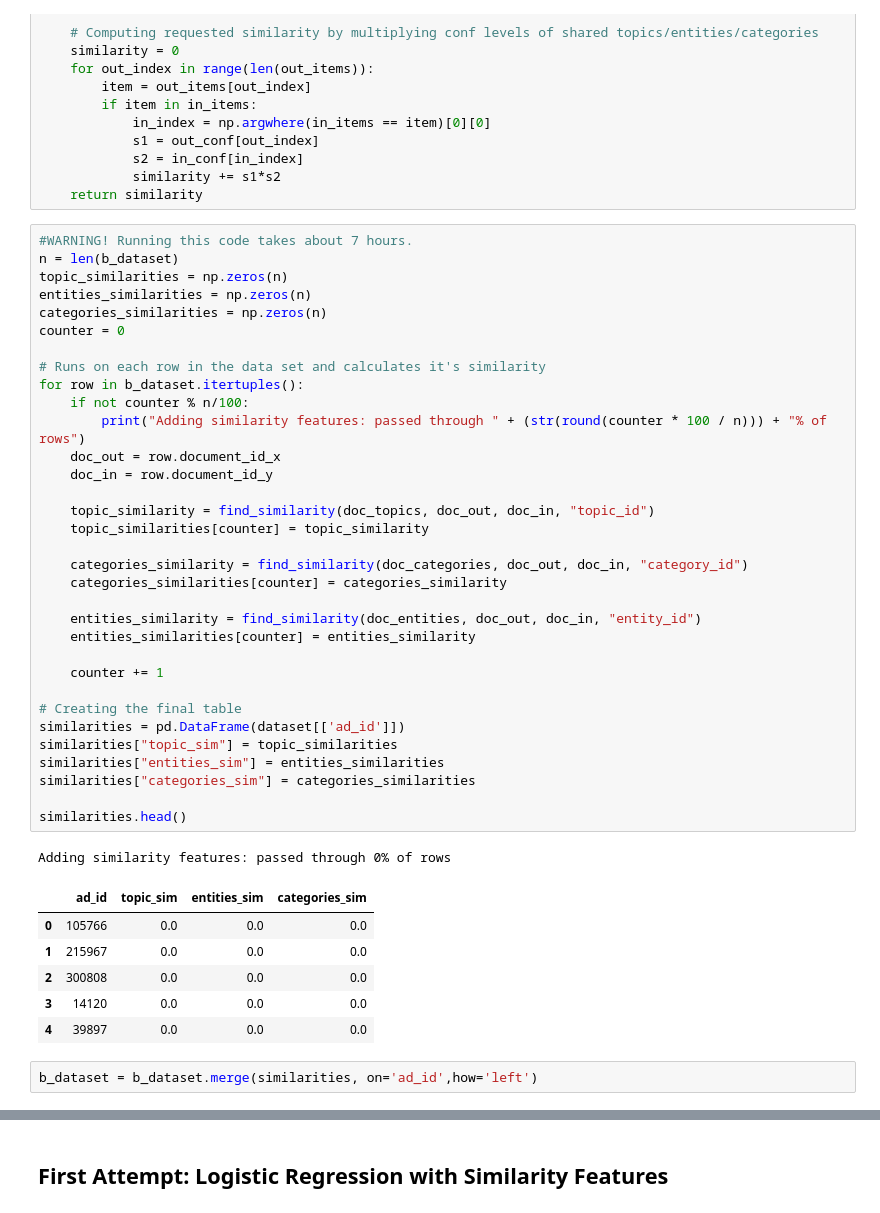
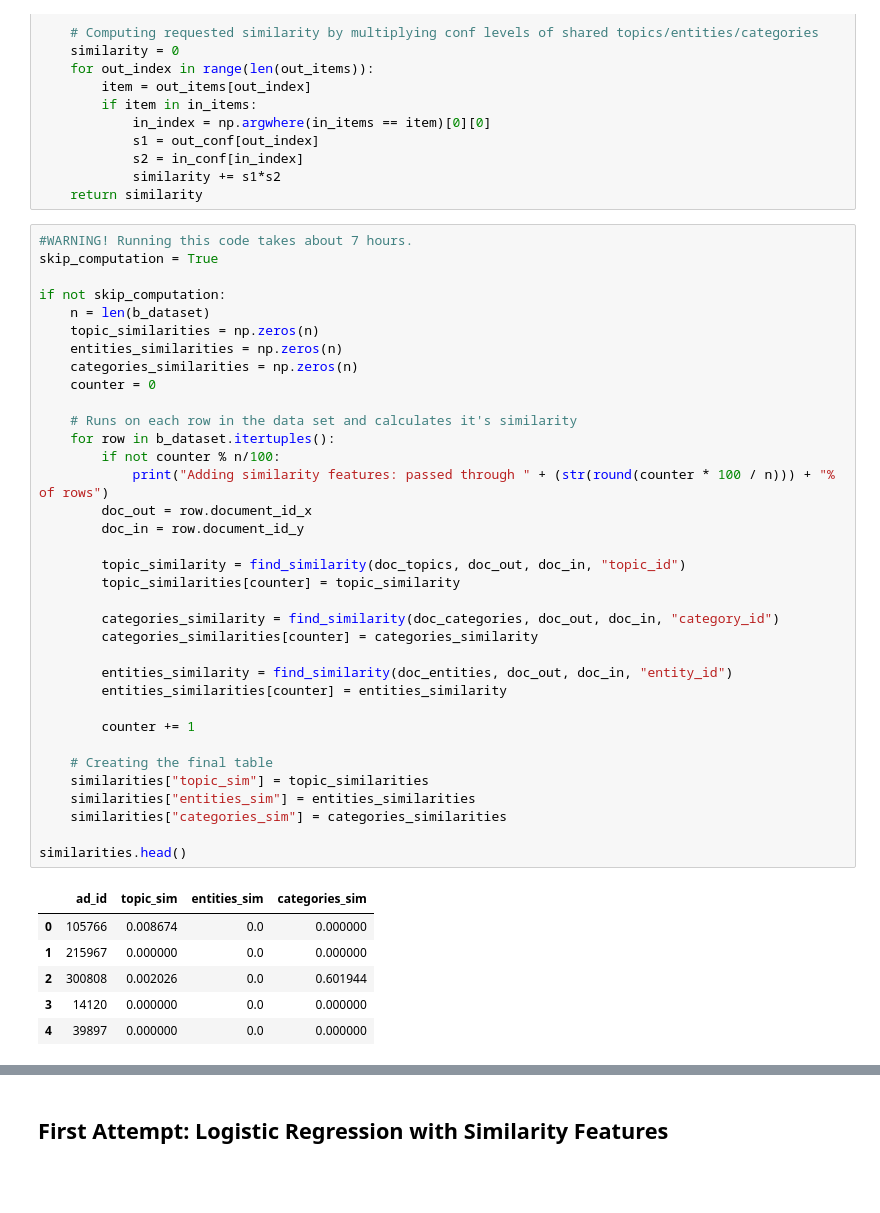
Before and after one commit to dean-ayalon/DS-Workshop, a Jupyter notebook: Project Notebook.ipynb, the cells around one changed output, grey strips where cells are left out. Saved outputs shown, nothing was run; the diff lists cells and outputs as text; blank space fills up the shorter version.

```diff
--- a/Project Notebook.ipynb
+++ b/Project Notebook.ipynb
@@ -205,44 +205,43 @@ def find_similarity(table, doc_out, doc_in, field):
     return similarity
 # %%
 #WARNING! Running this code takes about 7 hours.
-n = len(b_dataset)
-topic_similarities = np.zeros(n)
-entities_similarities = np.zeros(n)
-categories_similarities = np.zeros(n)
-counter = 0
+skip_computation = True
 
-# Runs on each row in the data set and calculates it's similarity
-for row in b_dataset.itertuples():
-    if not counter % n/100:
-        print("Adding similarity features: passed through " + (str(round(counter * 100 / n))) + "% of rows")
-    doc_out = row.document_id_x
-    doc_in = row.document_id_y
+if not skip_computation:
+    n = len(b_dataset)
+    topic_similarities = np.zeros(n)
+    entities_similarities = np.zeros(n)
+    categories_similarities = np.zeros(n)
+    counter = 0
 
-    topic_similarity = find_similarity(doc_topics, doc_out, doc_in, "topic_id")
-    topic_similarities[counter] = topic_similarity
+    # Runs on each row in the data set and calculates it's similarity
+    for row in b_dataset.itertuples():
+        if not counter % n/100:
+            print("Adding similarity features: passed through " + (str(round(counter * 100 / n))) + "% of rows")
+        doc_out = row.document_id_x
+        doc_in = row.document_id_y
 
-    categories_similarity = find_similarity(doc_categories, doc_out, doc_in, "category_id")
-    categories_similarities[counter] = categories_similarity
+        topic_similarity = find_similarity(doc_topics, doc_out, doc_in, "topic_id")
+        topic_similarities[counter] = topic_similarity
 
-    entities_similarity = find_similarity(doc_entities, doc_out, doc_in, "entity_id")
-    entities_similarities[counter] = entities_similarity
+        categories_similarity = find_similarity(doc_categories, doc_out, doc_in, "category_id")
+        categories_similarities[counter] = categories_similarity
 
-    counter += 1
+        entities_similarity = find_similarity(doc_entities, doc_out, doc_in, "entity_id")
+        entities_similarities[counter] = entities_similarity
 
-# Creating the final table
-similarities = pd.DataFrame(dataset[['ad_id']])
-similarities["topic_sim"] = topic_similarities
-similarities["entities_sim"] = entities_similarities
-similarities["categories_sim"] = categories_similarities
+        counter += 1
+
+    # Creating the final table
+    similarities["topic_sim"] = topic_similarities
+    similarities["entities_sim"] = entities_similarities
+    similarities["categories_sim"] = categories_similarities
 
 similarities.head()
 # %% [output]
-Adding similarity features: passed through 0% of rows
 |  | ad_id | topic_sim | entities_sim | categories_sim |
-| 0 | 105766 | 0.0 | 0.0 | 0.0 |
-| 1 | 215967 | 0.0 | 0.0 | 0.0 |
-| 2 | 300808 | 0.0 | 0.0 | 0.0 |
-| 3 | 14120 | 0.0 | 0.0 | 0.0 |
-| 4 | 39897 | 0.0 | 0.0 | 0.0 |
+| 0 | 105766 | 0.008674 | 0.0 | 0.000000 |
+| 1 | 215967 | 0.000000 | 0.0 | 0.000000 |
+| 2 | 300808 | 0.002026 | 0.0 | 0.601944 |
+| 3 | 14120 | 0.000000 | 0.0 | 0.000000 |
+| 4 | 39897 | 0.000000 | 0.0 | 0.000000 |
-# %%
-b_dataset = b_dataset.merge(similarities, on='ad_id',how='left')
```
Also changed, not shown: parts of 27 cells of this notebook, 1 other file.
